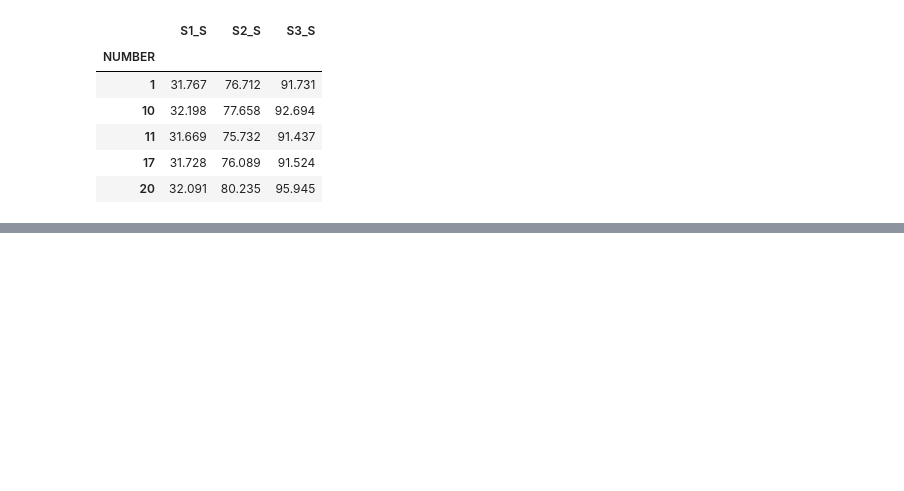
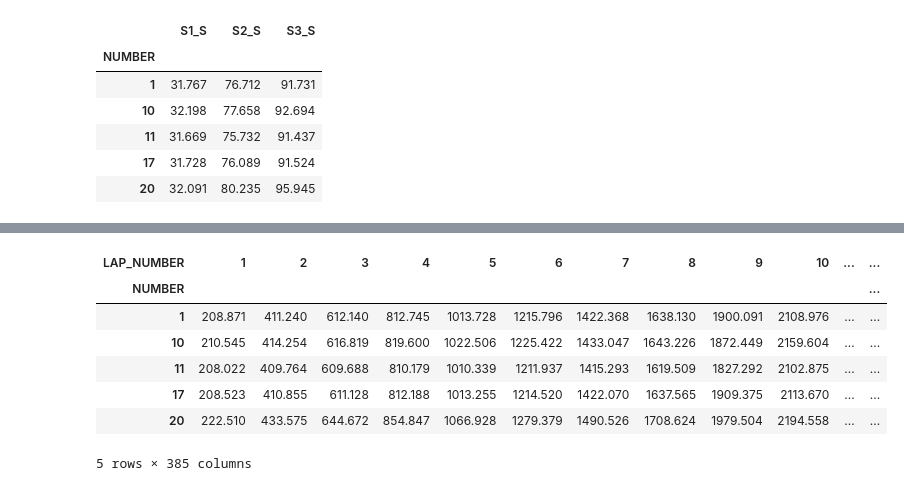
Before and after one commit to f1datajunkie/WEC, a Jupyter notebook: notebooks/lemans19-wec.ipynb, the cells around one changed output, grey strips where cells are left out. Cells and saved outputs as stored; diff of their text form; code cells hidden in the pictures; blank space fills up the shorter version.

```diff
--- a/notebooks/lemans19-wec.ipynb
+++ b/notebooks/lemans19-wec.ipynb
@@ -36,32 +135,3 @@ laptimes.head()
 | 3 | 1 | 3 | 4 | 3:20.605 | 2 | NaN | 31.767 | ... |
 | 4 | 1 | 3 | 5 | 3:20.983 | 0 | NaN | 32.032 | ... |
 5 rows × 25 columns
-# %%
-#Add the parent dir to the import path
-import sys
-sys.path.append("..")
-
-#Import contents of the utils.py package in the parent directory
-from py.utils import *
-
-#Get laptimes in seconds
-for i in ['S1', 'S2', 'S3', 'LAP_TIME']:
-    laptimes['{}_S'.format(i)] = laptimes[i].apply(getTime)
-
-#Tidy the data a little... car and driver number are not numbers
-laptimes[['NUMBER','DRIVER_NUMBER']] = laptimes[['NUMBER','DRIVER_NUMBER']].astype(str)
-
-#Find accumulated time in seconds
-laptimes['ELAPSED_S']=laptimes['ELAPSED'].apply(getTime)
-
-#Find position based on accumulated laptime
-laptimes = laptimes.sort_values('ELAPSED_S')
-laptimes['POS'] = laptimes.groupby('LAP_NUMBER')['ELAPSED_S'].rank()
-
-#Find leader naively
-laptimes['leader'] = laptimes['POS']==1
-
-#Find lead lap number
-laptimes['LEAD_LAP_NUMBER'] = laptimes['leader'].cumsum()
-
-laptimes.head()
@@ -85,0 +319,4 @@ Index(['NUMBER', 'DRIVER_NUMBER', 'LAP_NUMBER', 'LAP_TIME', 'LAP_IMPROVEMENT',
+# %%
+#Tidy the data a little... car and driver number are not numbers
+string_columns = ['NUMBER','DRIVER_NUMBER']
+laptimes[ string_columns ] = laptimes[ string_columns ].astype(str)
@@ -281,0 +758,12 @@ laptimes.groupby('NUMBER')[['S1_S','S2_S','S3_S']].min().head()
+# %%
+wide_laptimes = laptimes.pivot(index='NUMBER', columns='LAP_NUMBER', values='ELAPSED_S')
+wide_laptimes.head()
+# %% [output]
+| LAP_NUMBER | 1 | 2 | 3 | 4 | 5 | 6 | 7 | 8 | 9 | 10 | ... | ... |
+| NUMBER |  |  |  |  |  |  |  |  |  |  |  | ... |
+| 1 | 208.871 | 411.240 | 612.140 | 812.745 | 1013.728 | 1215.796 | 1422.368 | 1638.130 | 1900.091 | 2108.976 | ... | ... |
+| 10 | 210.545 | 414.254 | 616.819 | 819.600 | 1022.506 | 1225.422 | 1433.047 | 1643.226 | 1872.449 | 2159.604 | ... | ... |
+| 11 | 208.022 | 409.764 | 609.688 | 810.179 | 1010.339 | 1211.937 | 1415.293 | 1619.509 | 1827.292 | 2102.875 | ... | ... |
+| 17 | 208.523 | 410.855 | 611.128 | 812.188 | 1013.255 | 1214.520 | 1422.070 | 1637.565 | 1909.375 | 2113.670 | ... | ... |
+| 20 | 222.510 | 433.575 | 644.672 | 854.847 | 1066.928 | 1279.379 | 1490.526 | 1708.624 | 1979.504 | 2194.558 | ... | ... |
+5 rows × 385 columns
```
Also changed, not shown: parts of 88 cells of this notebook, 1 other file.
